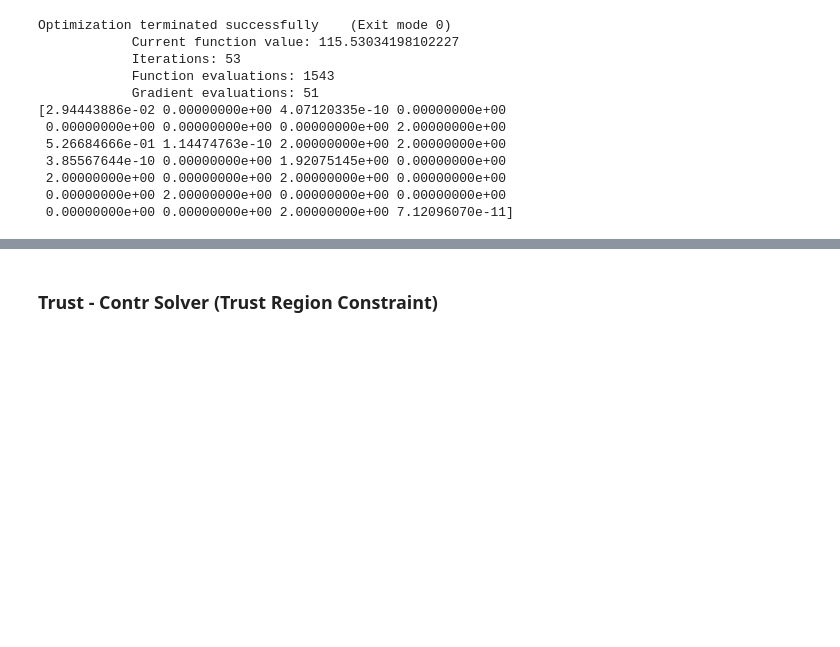
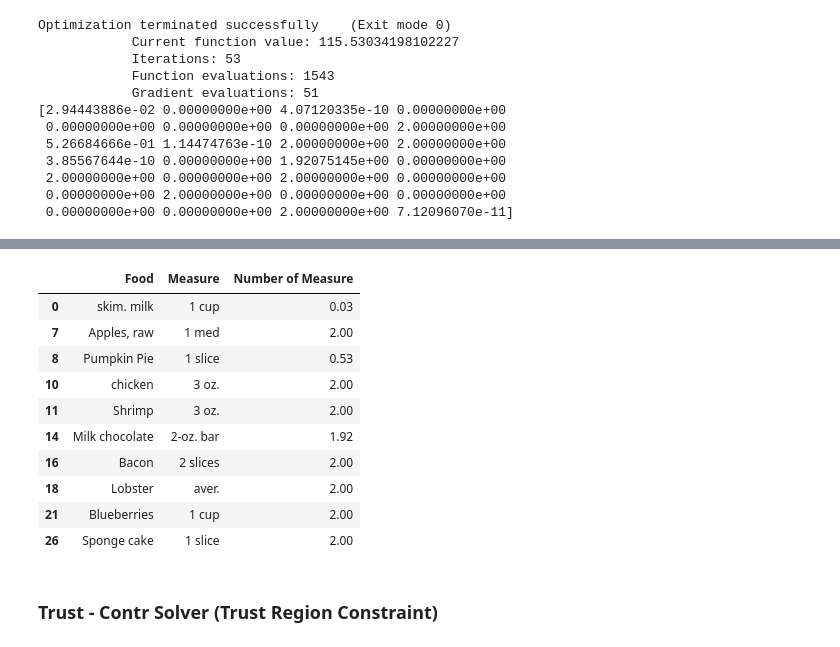
Before and after one commit to matthewtg00/CSE-543T-Final-Project, a Jupyter notebook: nutrients.ipynb, the cells around one changed output, grey strips where cells are left out. Saved outputs shown, nothing was run; the diff lists cells and outputs as text; code cells hidden in the pictures; blank space fills up the shorter version.

```diff
--- a/nutrients.ipynb
+++ b/nutrients.ipynb
@@ -313,3 +295,20 @@ df
+# %%
+df['Number of Measure'] = result.x
+filtered_df = df[df['Number of Measure'] >= 0.01][['Food', 'Measure', 'Number of Measure']]
+pd.set_option('display.float_format', '{:.2f}'.format)
+filtered_df
+# %% [output]
+|  | Food | Measure | Number of Measure |
+| 0 | skim. milk | 1 cup | 0.03 |
+| 7 | Apples, raw | 1 med | 2.00 |
+| 8 | Pumpkin Pie | 1 slice | 0.53 |
+| 10 | chicken | 3 oz. | 2.00 |
+| 11 | Shrimp | 3 oz. | 2.00 |
+| 14 | Milk chocolate | 2-oz. bar | 1.92 |
+| 16 | Bacon | 2 slices | 2.00 |
+| 18 | Lobster | aver. | 2.00 |
+| 21 | Blueberries | 1 cup | 2.00 |
+| 26 | Sponge cake | 1 slice | 2.00 |
 # %% [markdown]
 ### Trust - Contr Solver (Trust Region Constraint)
 # %%
```
Also changed, not shown: parts of 4 cells of this notebook.
